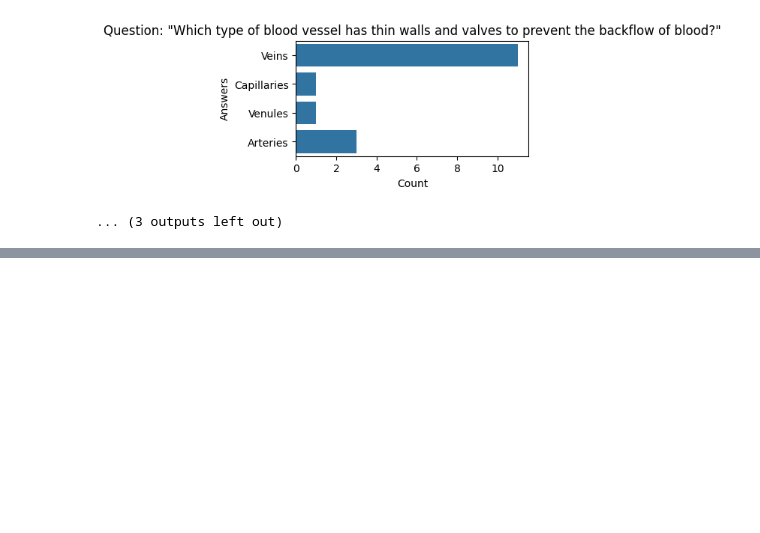
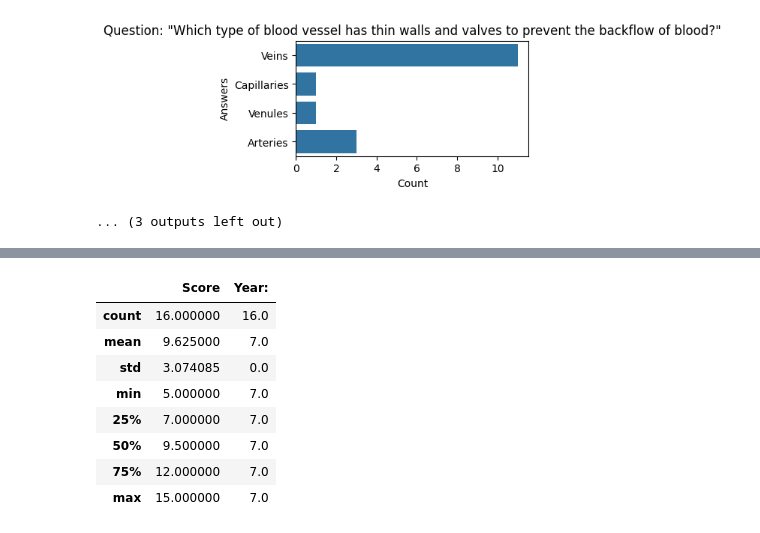
Before and after one commit to aditya-k-maurya/analysis, a Jupyter notebook: analysis.ipynb, the cells around one changed output, grey strips where cells are left out. Drawn from its saved outputs; the diff is of its cells as text; code cells hidden in the pictures; blank space fills up the shorter version.

```diff
--- a/analysis.ipynb
+++ b/analysis.ipynb
@@ -85,3 +86,21 @@ for column in df.columns[3:]:
 [figure]
 [figure]
 ... (3 outputs left out)
+# %%
+def clean_year(value):
+    current_year = 2024
+
+    if re.match(r'^\d{4}$', str(value)):
+        birth_year = int(value)
+        return current_year - birth_year -5
+
+    elif re.match(r'year\s*\d+', str(value), re.IGNORECASE):
+        return int(re.findall(r'\d+', str(value))[0])
+
+    elif re.match(r'^\d+$', str(value)):
+        return int(value)
+    else:
+        return None
+
+df['Year:'] = df['Year:'].apply(clean_year)
+print(df['Year:'])
@@ -87,0 +125,12 @@ for column in df.columns[3:]:
+# %%
+df.describe()
+# %% [output]
+|  | Score | Year: |
+| count | 16.000000 | 16.0 |
+| mean | 9.625000 | 7.0 |
+| std | 3.074085 | 0.0 |
+| min | 5.000000 | 7.0 |
+| 25% | 7.000000 | 7.0 |
+| 50% | 9.500000 | 7.0 |
+| 75% | 12.000000 | 7.0 |
+| max | 15.000000 | 7.0 |
```
Also changed, not shown: parts of 2 cells of this notebook, 1 other file.
